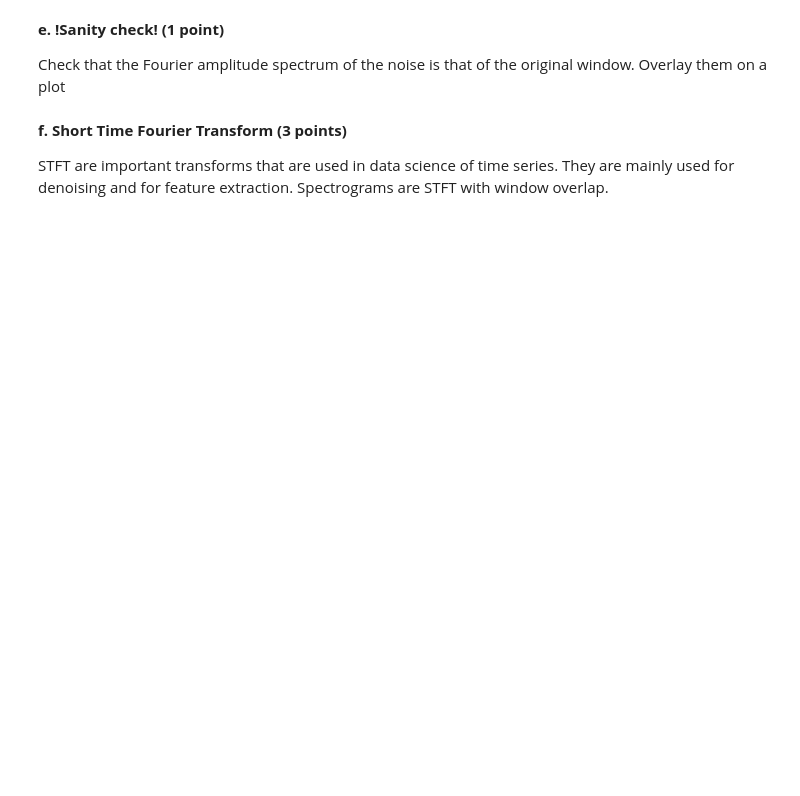
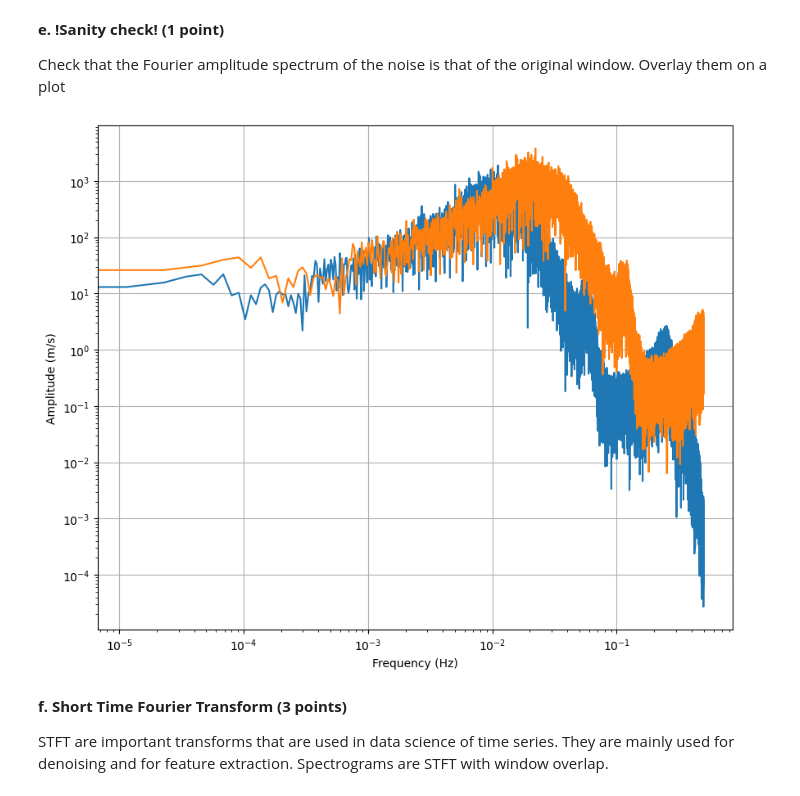
Before and after one commit to UW-ESS-DS/MLGEO2022_AERP, a Jupyter notebook: homework/homework_4.ipynb, the cells around one changed output. Cells and saved outputs as stored; diff of their text form; code cells hidden in the pictures; blank space fills up the shorter version.

```diff
--- a/homework/homework_4.ipynb
+++ b/homework/homework_4.ipynb
@@ -159,3 +184,14 @@ Check that the Fourier amplitude spectrum of the noise is that of the original w
+# %%
+# answer below
+fig, (ax1) = plt.subplots(1,1, figsize=(10,8))  # 1 row, 2 co
+ax1.plot(freqVec,np.abs(Zhat[:Nfft//2])/Nfft)
+ax1.plot(freqVecNoise,(np.abs(Zhat[:NfftNoise//2])/NfftNoise))
+ax1.grid(True)
+ax1.set_xscale('log');ax1.set_yscale('log')
+ax1.set_xlabel('Frequency (Hz)');
+ax1.set_ylabel('Amplitude (m/s)');
+# %% [output]
+[figure, added]
 # %% [markdown]
 **f. Short Time Fourier Transform (3 points)**
 
```
Also changed, not shown: parts of 30 cells of this notebook, 1 other file.
